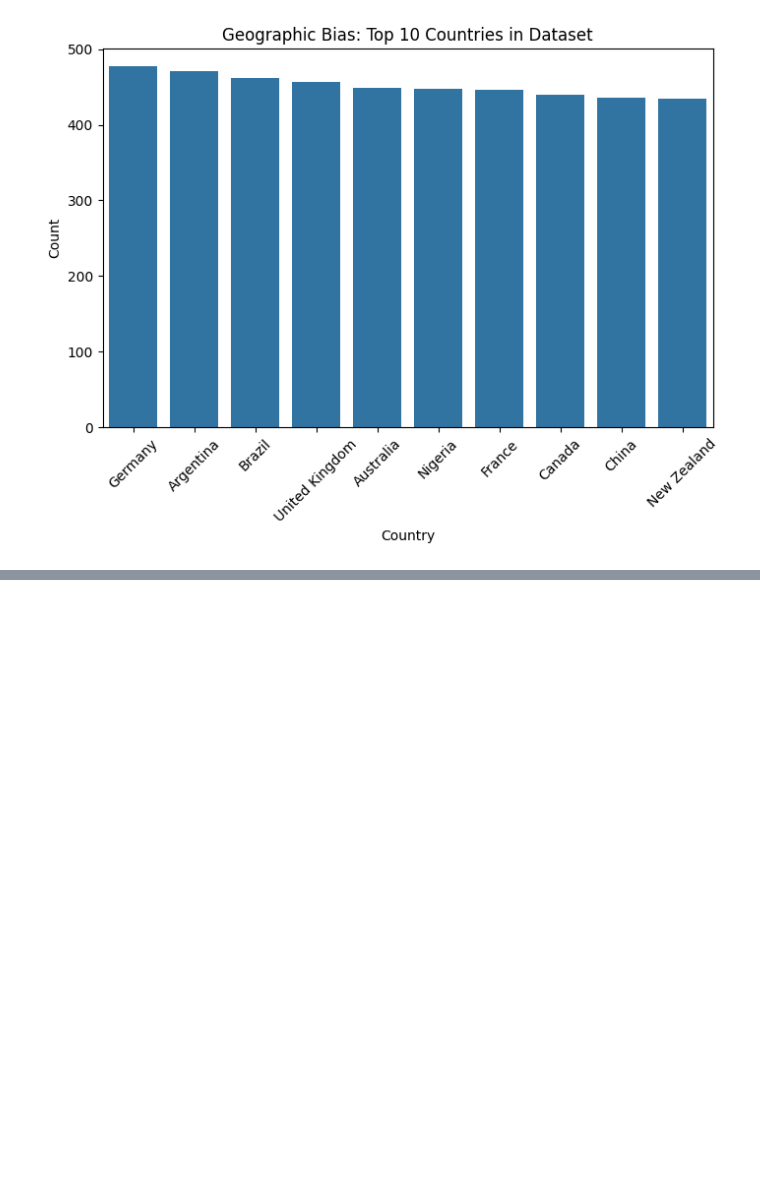
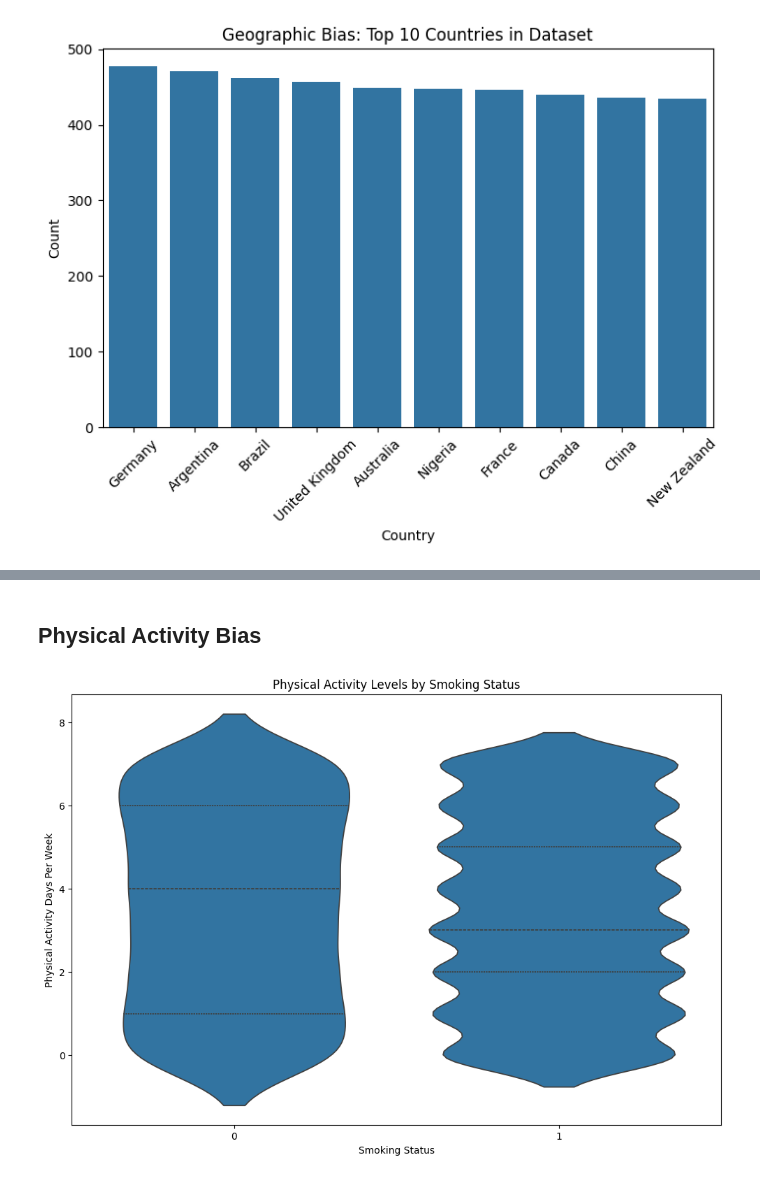
Before and after one commit to Group4-s2025/DATA6550-Bias, a Jupyter notebook: Module_2_Project_Group_4.ipynb, the cells around one changed output, grey strips where cells are left out. Drawn from its saved outputs; the diff is of its cells as text; code cells hidden in the pictures; blank space fills up the shorter version.

```diff
--- a/Module_2_Project_Group_4.ipynb
+++ b/Module_2_Project_Group_4.ipynb
@@ -124,0 +150,14 @@ plt.show()
+# %% [markdown]
+## Physical Activity Bias
+# %%
+plt.figure(figsize=(12, 8))
+
+# Violin plot for physical activity days per week segmented by smoking levels
+sns.violinplot(x='Smoking', y='Physical Activity Days Per Week', data=df, inner='quartile')
+
+plt.title('Physical Activity Levels by Smoking Status')
+plt.xlabel('Smoking Status')
+plt.ylabel('Physical Activity Days Per Week')
+plt.show()
+# %% [output]
+[figure, added]
```
Also changed, not shown: parts of 12 cells of this notebook.
